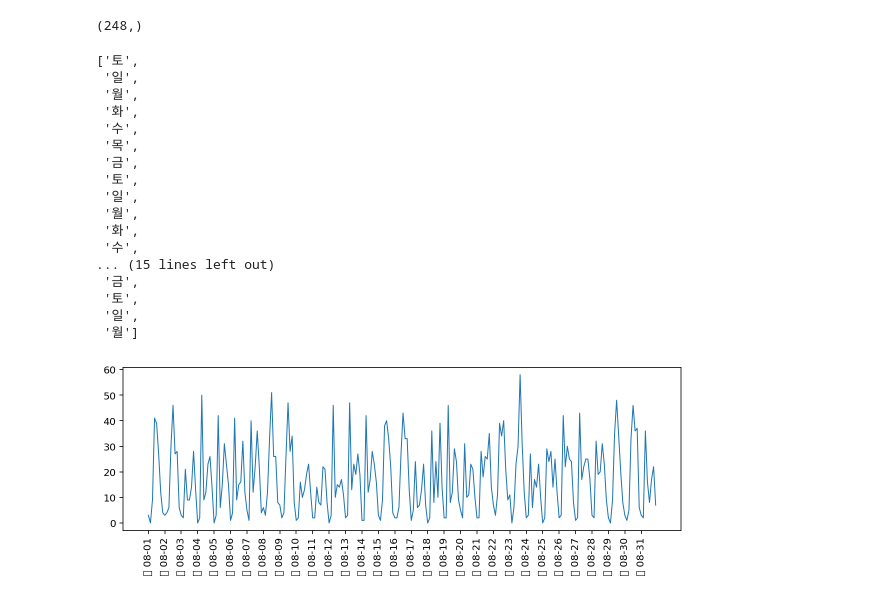
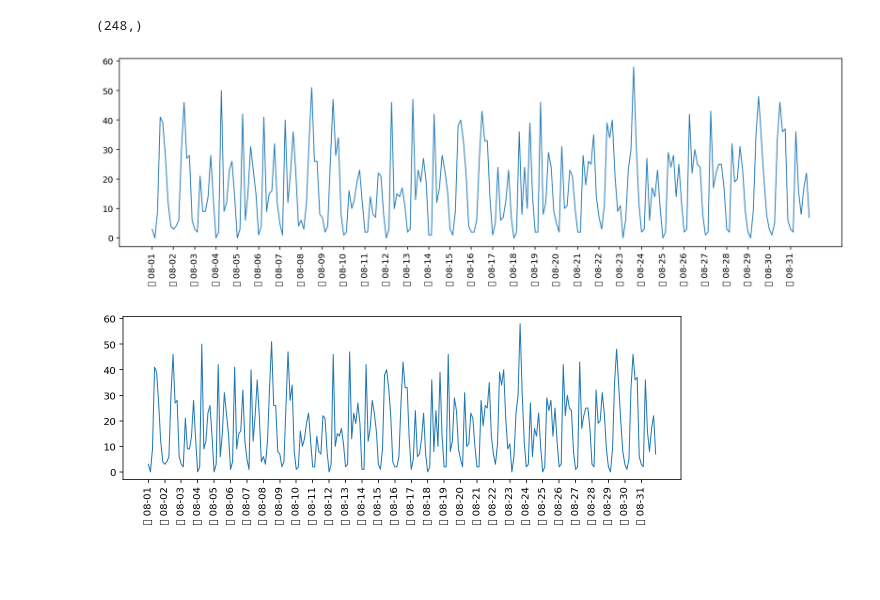
Before and after one commit to soohyoen/artificial-intelligence, a Jupyter notebook: ml_14_지도학습_데이터표현_특성공학_ipynb의_사본.ipynb, the cells around one changed output. Drawn from its saved outputs; the diff is of its cells as text; code cells hidden in the pictures; blank space fills up the shorter version.

```diff
--- a/ml_14_지도학습_데이터표현_특성공학_ipynb의_사본.ipynb
+++ b/ml_14_지도학습_데이터표현_특성공학_ipynb의_사본.ipynb
@@ -676,26 +692,19 @@ citibike.shape
 # %% [output]
 (248,)
 # %%
+# 8월 한 달 동안의 대여 횟수
+import pandas as pd
+
+xticks = pd.date_range(start=citibike.index.min(), end=citibike.index.max())
 week = ['일', '월', '화', '수', '목', '금', '토']
-[ week[int(w)] for w, d in zip(xticks.strftime('%w'), xticks.strftime(' %m-%d')) ]
+xticks_name = [ week[int(w)]+d for w, d in zip(xticks.strftime('%w'), xticks.strftime(' %m-%d')) ]
+
+plt.figure(figsize=(15, 4))
+plt.plot(citibike, linewidth=1)
+plt.xticks(xticks, labels=xticks_name, rotation=90)
+plt.show()
 # %% [output]
-['토',
- '일',
- '월',
- '화',
- '수',
- '목',
- '금',
- '토',
- '일',
- '월',
- '화',
- '수',
-... (15 lines left out)
- '금',
- '토',
- '일',
- '월']
+[figure, added]
 # %%
 # 8월 한 달 동안의 대여 횟수
 import pandas as pd
```
Also changed, not shown: parts of 46 cells of this notebook.
